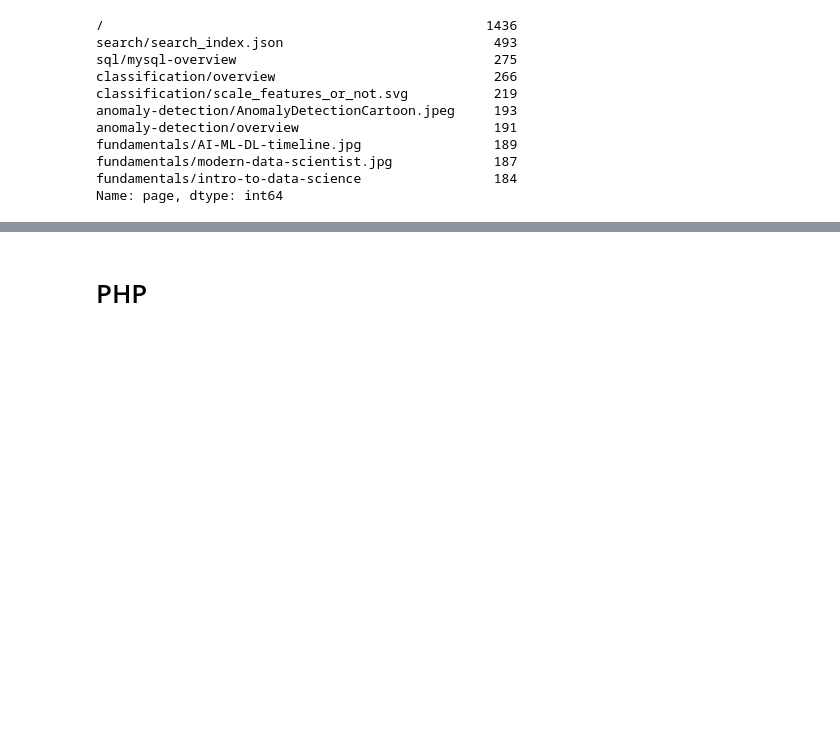
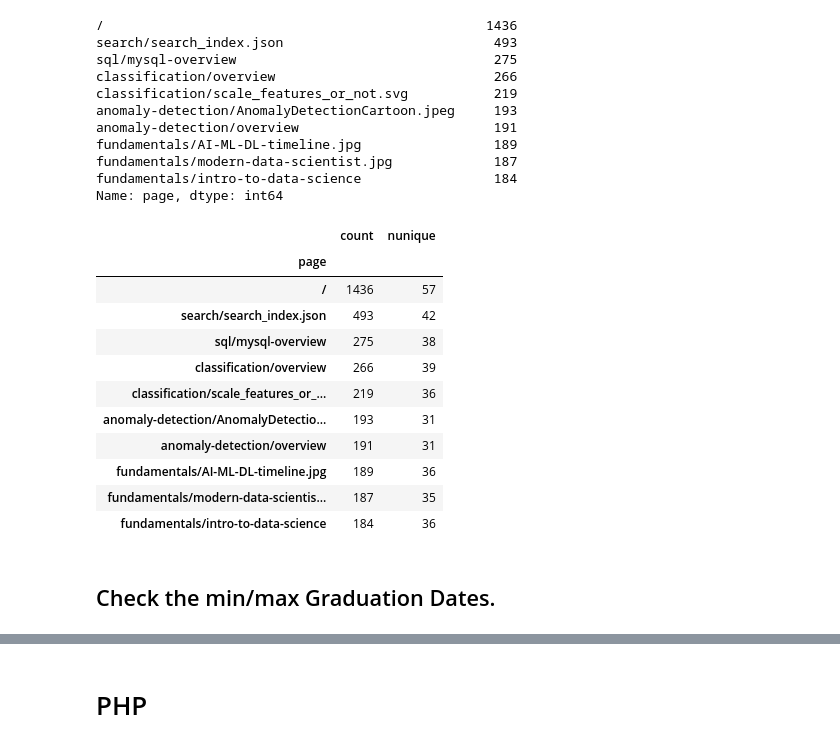
Before and after one commit to Codeup-Mirzakhani-Group1-Project/project-5_anomaly_detection, a Jupyter notebook: Justin_project_work.ipynb, the cells around one changed output, grey strips where cells are left out. Cells and saved outputs as stored; diff of their text form; code cells hidden in the pictures; blank space fills up the shorter version.

```diff
--- a/Justin_project_work.ipynb
+++ b/Justin_project_work.ipynb
@@ -279,3 +301,22 @@ fundamentals/AI-ML-DL-timeline.jpg                 189
 fundamentals/modern-data-scientist.jpg             187
 fundamentals/intro-to-data-science                 184
 Name: page, dtype: int64
+# %%
+# Look at curriculum by click count and student nunique
+ds_program_views = ds_grad_users.groupby(['page'])['user_id'].agg(['count', 'nunique'])
+ds_program_views.sort_values(by='count', ascending=False).head(10)
+# %% [output]
+|  | count | nunique |
+| page |  |  |
+| / | 1436 | 57 |
+| search/search_index.json | 493 | 42 |
+| sql/mysql-overview | 275 | 38 |
+| classification/overview | 266 | 39 |
+| classification/scale_features_or_... | 219 | 36 |
+| anomaly-detection/AnomalyDetectio... | 193 | 31 |
+| anomaly-detection/overview | 191 | 31 |
+| fundamentals/AI-ML-DL-timeline.jpg | 189 | 36 |
+| fundamentals/modern-data-scientis... | 187 | 35 |
+| fundamentals/intro-to-data-science | 184 | 36 |
+# %% [markdown]
+## Check the min/max Graduation Dates.
```
Also changed, not shown: parts of 32 cells of this notebook.
